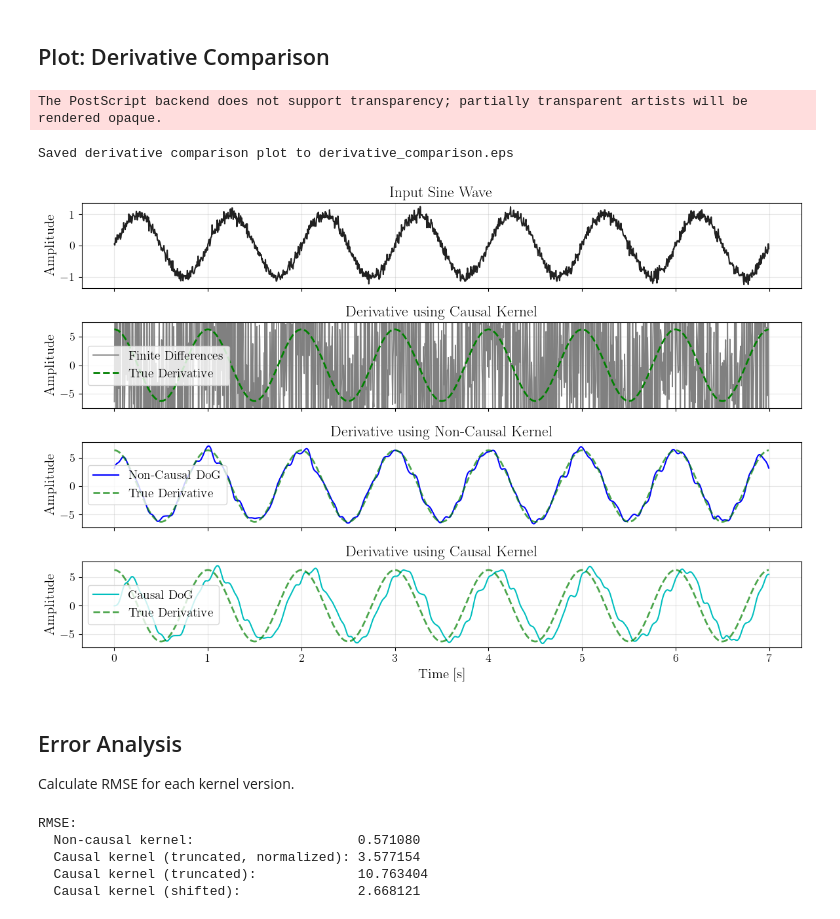
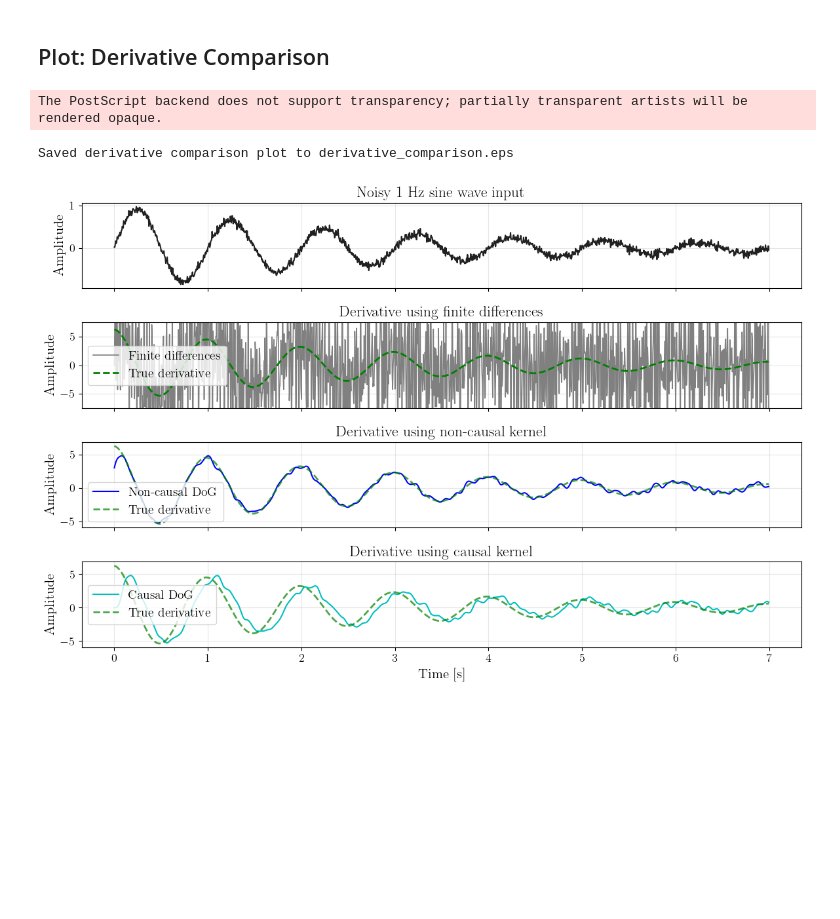
Before and after one commit to fallow24/ros_imu_calib, a Jupyter notebook: pub/kernels.ipynb, the cells around one changed output. Cells and saved outputs as stored; diff of their text form; code cells hidden in the pictures; blank space fills up the shorter version.

```diff
--- a/pub/kernels.ipynb
+++ b/pub/kernels.ipynb
@@ -25,10 +25,11 @@ plt.rcParams['legend.fontsize'] = 11 +font_increase  # Legend
 
 Set the cutoff frequency and sampling frequency. All other parameters are derived from these.
 # %%
-f_cut = 5.0  # Cutoff frequency in Hz
+f_cut = 5  # Cutoff frequency in Hz
 f_s = 200  # Sampling frequency in Hz
 freq = 1  # Hz (frequency of sine wave for testing)
-noise_amplitude = 0.1  # Amplitude of noise for sin wave
+noise_fraction = 0.0 # 0.02 -> +-2% of signal amplitude added noise
+noise_base = 0.05  # Base noise level
 # %% [markdown]
 ## Calculate Derived Parameters
 
@@ -165,19 +166,22 @@ Saved kernel comparison plot to kernel_comparison.eps
 
 Create a sine wave and compute its analytical derivative for comparison.
 # %%
-# Create a clean sine wave sampled at 200 Hz
+# Create a clean decaying sine wave sampled at 200 Hz
+# x_clean(t) = e^{-t/3} sin(2*pi*f*t)
 duration = 7.0  # seconds
 t = np.arange(0, duration, dt)
-x_clean = np.sin(2 * np.pi * freq * t)
+x_clean = np.sin(2 * np.pi * freq * t) * np.exp(-t / 3)
 
-# Add high frequency noise
+# Add signal-dependent noise (±2% of signal amplitude + base noise 0.01)
 np.random.seed(42)  # For reproducibility
-noise = noise_amplitude * np.random.randn(len(t))
+noise = (noise_fraction * np.abs(x_clean) + noise_base) * np.random.randn(len(t))
 x = x_clean + noise
 
-# Analytical derivative: d/dt[sin(2*pi*f*t)] = 2*pi*f*cos(2*pi*f*t)
-# This is the derivative of the CLEAN signal
-dx_dt_true = 2 * np.pi * freq * np.cos(2 * np.pi * freq * t)
+# Analytical derivative: d/dt[e^{-t/3} sin(2*pi*f*t)]
+dx_dt_true = np.exp(-t / 3) * (
+    2 * np.pi * freq * np.cos(2 * np.pi * freq * t)
+    - (1.0 / 3.0) * np.sin(2 * np.pi * freq * t)
+)
 # %% [markdown]
 ## Manual Convolution
 
@@ -229,7 +233,7 @@ dx_dt_fd = np.gradient(x, dt)
 # %% [markdown]
 ## Plot: Derivative Comparison
 # %%
-# fig, (ax1, ax2, ax3, ax4, ax5, ax6) = plt.subplots(5, 1, figsize=(12, 14))
+#fig, (ax1, ax2, ax3, ax4, ax5, ax6) = plt.subplots(6, 1, figsize=(12, 14))
 fig, (ax1, ax2, ax5, ax6) = plt.subplots(4, 1, figsize=(12, 8), sharex=True)
 
 # Plot 1: Original signal (showing both clean and noisy)
@@ -237,15 +241,15 @@ ax1.plot(t, x, color='0.13')
 ax1.grid(True, alpha=0.3)
 #ax1.set_xlabel('Time [s]')
 ax1.set_ylabel('Amplitude')
-ax1.set_title('Input Sine Wave')
+ax1.set_title('Noisy 1~Hz sine wave input')
 
-# Plot 2: Derivative using non-causal kernel
-ax2.plot(t, dx_dt_fd, color='0.5', linewidth=1.2, label='Finite Differences')
-ax2.plot(t, dx_dt_true, 'g--', linewidth=2, label='True Derivative')
+# Plot 2: Derivative using finite differences
+ax2.plot(t, dx_dt_fd, color='0.5', linewidth=1.2, label='Finite differences')
+ax2.plot(t, dx_dt_true, 'g--', linewidth=2, label='True derivative')
 ax2.grid(True, alpha=0.3)
 ax2.set_ylabel('Amplitude')
 ax2.set_ylim([-7.5, 7.5])
-ax2.set_title('Derivative using Causal Kernel')
+ax2.set_title('Derivative using finite differences')
 ax2.legend()
 
 # # Plot 3: Derivative using causal kernel
@@ -258,60 +262,36 @@ ax2.legend()
 # ax3.legend()
 
 # # Plot 4: Derivative using unnormalized causal kernel
 # ax4.plot(t, dx_dt_true, 'g-', linewidth=2, alpha=0.7, label='True derivative (clean signal)')
 # ax4.plot(t, dx_dt_causal_unnorm, 'm--', linewidth=1.5, label='Causal DoG on noisy signal (raw)')
 # ax4.grid(True, alpha=0.3)
 # ax4.set_xlabel('Time [s]')
 # ax4.set_ylabel('Derivative')
 # ax4.set_title('Derivative using Causal Kernel (truncated, no processing)')
 # ax4.legend()
 
 # Plot 5: Derivative using shifted (non-truncated) causal kernel
-ax5.plot(t, dx_dt_noncausal, 'b-', linewidth=1.5, label='Non-Causal DoG')
-ax5.plot(t, dx_dt_true, 'g--', linewidth=2, alpha=0.7, label='True Derivative')
+ax5.plot(t, dx_dt_noncausal, 'b-', linewidth=1.5, label='Non-causal DoG')
+ax5.plot(t, dx_dt_true, 'g--', linewidth=2, alpha=0.7, label='True derivative')
 ax5.grid(True, alpha=0.3)
 #ax2.set_xlabel('Time [s]')
 ax5.set_ylabel('Amplitude')
-ax5.set_title('Derivative using Non-Causal Kernel')
+ax5.set_title('Derivative using non-causal kernel')
 ax5.legend()
 
 ax6.plot(t, dx_dt_causal_shifted, 'c-', linewidth=1.5, label='Causal DoG')
-ax6.plot(t, dx_dt_true, 'g--', linewidth=2, alpha=0.7, label='True Derivative')
+ax6.plot(t, dx_dt_true, 'g--', linewidth=2, alpha=0.7, label='True derivative')
 ax6.grid(True, alpha=0.3)
 ax6.set_xlabel('Time [s]')
 ax6.set_ylabel('Amplitude')
-ax6.set_title('Derivative using Causal Kernel')
+ax6.set_title('Derivative using causal kernel')
 ax6.legend()
 
 plt.tight_layout()
 plt.savefig('/home/fabi/catkin_ws/src/ros_imu_calib/pub/img/derivative_comparison.eps', format='eps', dpi=600)
 print("Saved derivative comparison plot to derivative_comparison.eps")
 plt.show()
 # %% [output]
 The PostScript backend does not support transparency; partially transparent artists will be rendered opaque.
 Saved derivative comparison plot to derivative_comparison.eps
-[figure, old version]
+[figure, new version]
-# %% [markdown]
-## Error Analysis
-
-Calculate RMSE for each kernel version.
-# %%
-# Calculate errors
-error_noncausal = np.sqrt(np.mean((dx_dt_true - dx_dt_noncausal)**2))
-error_causal = np.sqrt(np.mean((dx_dt_true - dx_dt_causal)**2))
-error_causal_unnorm = np.sqrt(np.mean((dx_dt_true - dx_dt_causal_unnorm)**2))
-error_causal_shifted = np.sqrt(np.mean((dx_dt_true - dx_dt_causal_shifted)**2))
-error_fd = np.sqrt(np.mean((dx_dt_true - dx_dt_fd)**2))
-
-print(f"\nRMSE:")
-print(f"  Non-causal kernel:\t\t\t {error_noncausal:.6f}")
-print(f"  Causal kernel (truncated, normalized): {error_causal:.6f}")
-print(f"  Causal kernel (truncated):\t\t {error_causal_unnorm:.6f}")
-print(f"  Causal kernel (shifted):\t\t {error_causal_shifted:.6f}")
-print(f"  Finite difference:\t\t\t {error_fd:.6f}")
-# %% [output]
-RMSE:
-  Non-causal kernel:                     0.571080
-  Causal kernel (truncated, normalized): 3.577154
-  Causal kernel (truncated):             10.763404
-  Causal kernel (shifted):               2.668121
```
Also changed, not shown: parts of 6 cells of this notebook, 9 other files.
